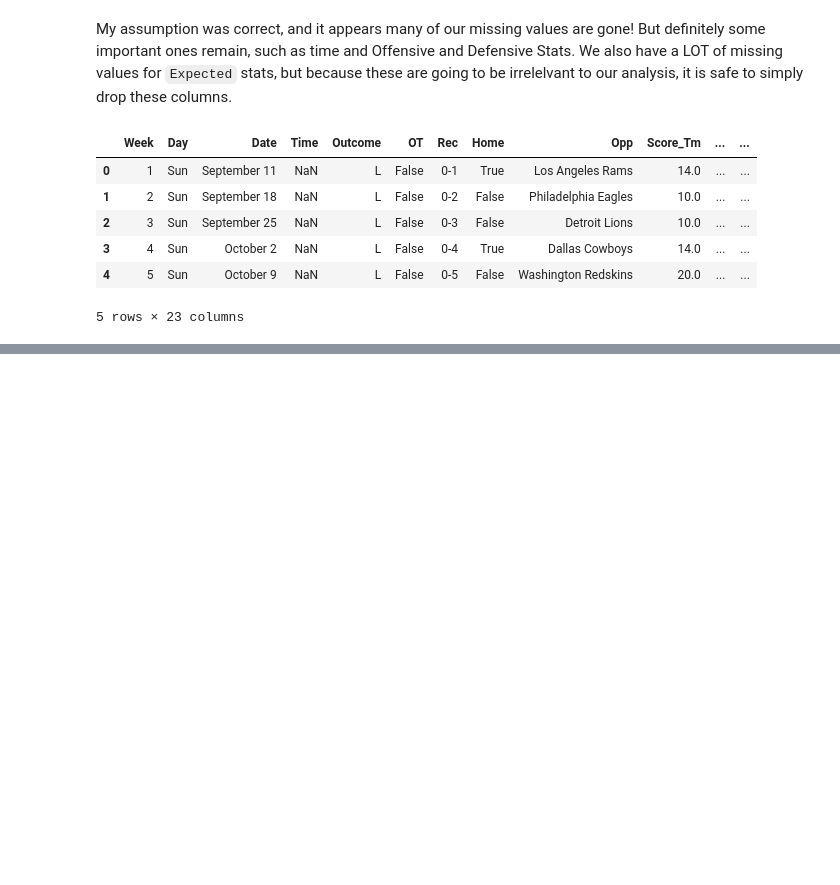
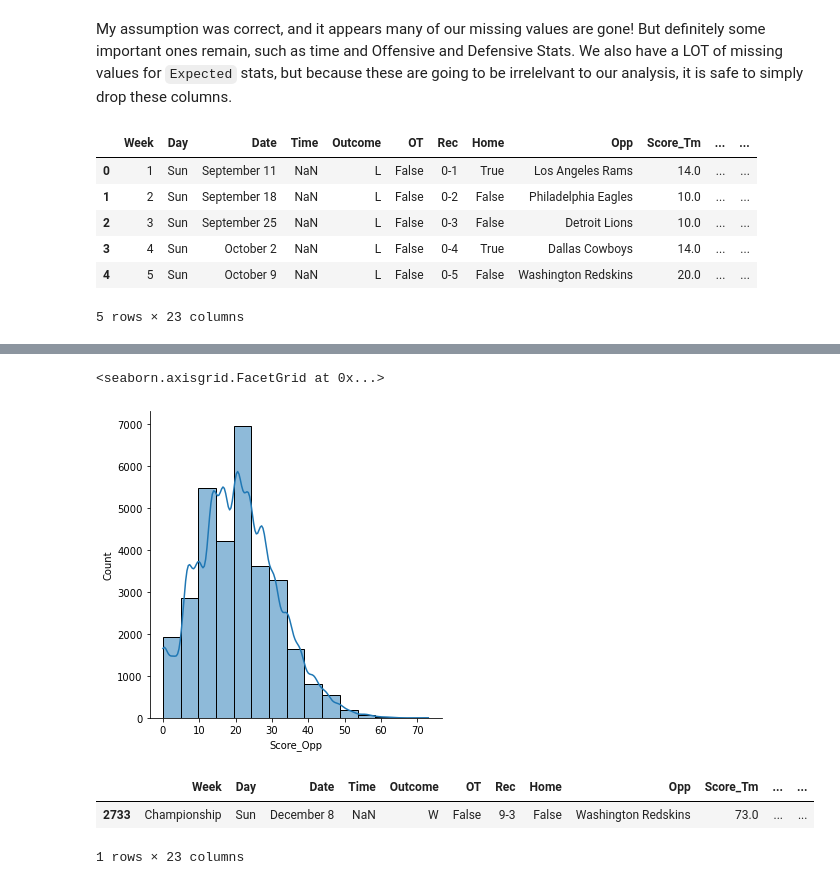
Before and after one commit to baileywolkoff/nfl_analysis, a Jupyter notebook: get_data.ipynb, the cells around one changed output, grey strips where cells are left out. Saved outputs shown, nothing was run; the diff lists cells and outputs as text; code cells hidden in the pictures; blank space fills up the shorter version.

```diff
--- a/get_data.ipynb
+++ b/get_data.ipynb
@@ -198,0 +247,11 @@ df.head()
+# %%
+sns.displot(data=df, x='Score_Opp', kde=True, bins=15)
+# %% [output]
+<seaborn.axisgrid.FacetGrid at 0x...>
+[figure, added]
+# %%
+df[df['Score_Tm'] == df['Score_Tm'].max()]
+# %% [output]
+|  | Week | Day | Date | Time | Outcome | OT | Rec | Home | Opp | Score_Tm | ... | ... |
+| 2733 | Championship | Sun | December 8 | NaN | W | False | 9-3 | False | Washington Redskins | 73.0 | ... | ... |
+1 rows × 23 columns
```
Also changed, not shown: parts of 15 cells of this notebook.
